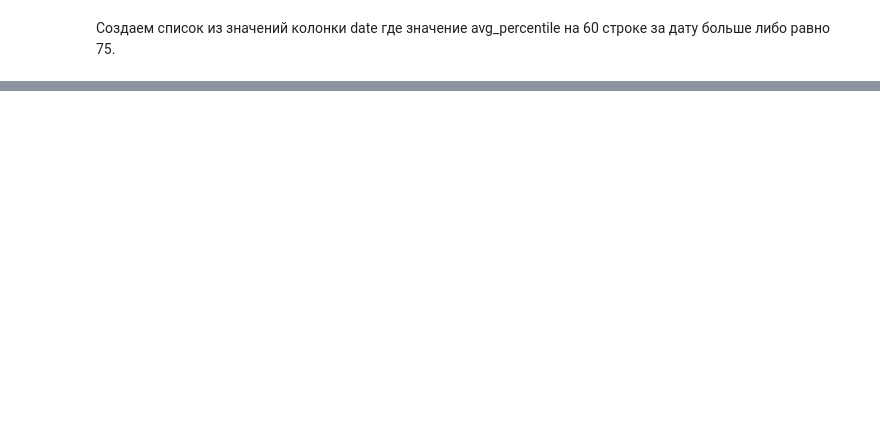
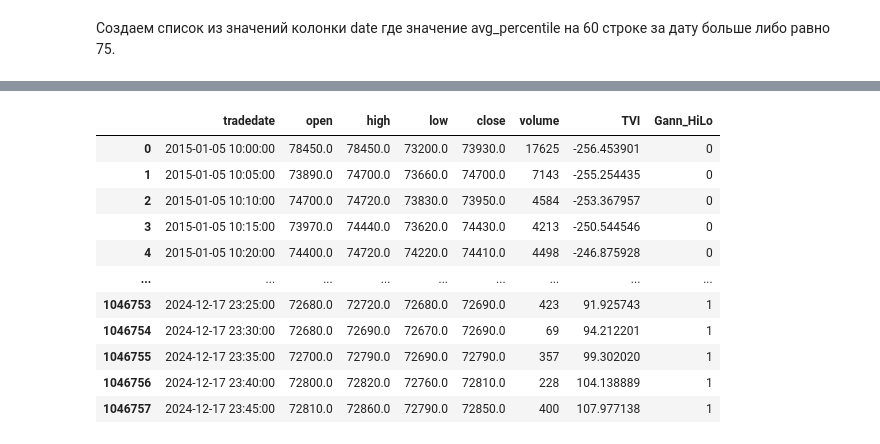
Before and after one commit to Alkor135/pj4_volatile_day_volumes, a Jupyter notebook: data_prepare.ipynb, the cells around one changed output, grey strips where cells are left out. Cells and saved outputs as stored; diff of their text form; code cells hidden in the pictures; blank space fills up the shorter version.

Commit message:
data prepare 1

```diff
--- a/data_prepare.ipynb
+++ b/data_prepare.ipynb
@@ -152,0 +143,20 @@ print(len(dates_list) / unique_values)
+# %%
+# Убедимся, что колонка  tradedate имеет тип datetime
+df["tradedate"] = pd.to_datetime(df["tradedate"])
+
+# Устанавливаем  tradedate как индекс
+df.set_index("tradedate", inplace=True)
+
+# Агрегирование до 5-минутных баров
+df_m5 = df.resample("5min").agg({
+    "open": "first",    # Первая цена в периоде
+    "high": "max",      # Максимальная цена
+    "low": "min",       # Минимальная цена
+    "close": "last",    # Последняя цена
+    "volume": "sum",    # Суммарный объём
+})
+
+# Сбрасываем индекс
+df_m5 = df_m5.reset_index()
+
+df_m5
@@ -152,0 +250,71 @@ print(len(dates_list) / unique_values)
+# %%
+def calculate_sma(series, period):
+    """
+    Вычисляет простую скользящую среднюю (SMA).
+    """
+    return series.rolling(window=period, min_periods=1).mean()
+
+def add_gann_hilo_column(df, period=10):
+    """
+    Добавляет индикатор GannHiLo как колонки в DataFrame.
+
+    :param df: DataFrame с колонками ['close', 'high', 'low']
+    :param period: Период для расчета SMA
+    :return: DataFrame с добавленными колонками 'Gann_HiLo', 'Gann_Up', 'Gann_Down'
+    """
+    # Проверка на необходимые колонки
+    required_columns = ['close', 'high', 'low']
+    for col in required_columns:
+        if col not in df.columns:
+            raise ValueError(f"DataFrame должен содержать колонку '{col}'")
+
+    # Расчет SMA для high и low
+    df['SMA_High'] = calculate_sma(df['high'], period)
+    df['SMA_Low'] = calculate_sma(df['low'], period)
+
+    # Инициализация GannHiLo
+    df['Gann_HiLo'] = 0  # 1 для UpTrend, -1 для DownTrend
+    df['Gann_Up'] = 0    # 1 для Up
+    df['Gann_Down'] = 0  # 1 для Down
+
+    # Логика GannHiLo
+    for i in range(len(df)):
+        if i == 0:
+            continue  # Пропускаем первый индекс, так как нет данных для сравнения
+
+        if df['close'].iloc[i] > df['SMA_High'].iloc[i - 1]:
+            df.at[i, 'Gann_HiLo'] = 1
+        elif df['close'].iloc[i] < df['SMA_Low'].iloc[i - 1]:
+            df.at[i, 'Gann_HiLo'] = -1
+
+        # Заполняем Up и Down
+        if df['Gann_HiLo'].iloc[i] == 1:
+            df.at[i, 'Gann_Up'] = 1
+            df.at[i, 'Gann_Down'] = 0
+        elif df['Gann_HiLo'].iloc[i] == -1:
+            df.at[i, 'Gann_Down'] = 1
+            df.at[i, 'Gann_Up'] = 0
+
+    # Удаление промежуточных колонок, если они не нужны
+    df.drop(columns=['SMA_High', 'SMA_Low', 'Gann_Up', 'Gann_Down'], inplace=True)
+
+    return df
+
+# Добавляем GannHiLo индикатор
+df_m5 = add_gann_hilo_column(df_m5, period=10)
+
+# Результат
+df_m5
+# %% [output]
+|  | tradedate | open | high | low | close | volume | TVI | Gann_HiLo |
+| 0 | 2015-01-05 10:00:00 | 78450.0 | 78450.0 | 73200.0 | 73930.0 | 17625 | -256.453901 | 0 |
+| 1 | 2015-01-05 10:05:00 | 73890.0 | 74700.0 | 73660.0 | 74700.0 | 7143 | -255.254435 | 0 |
+| 2 | 2015-01-05 10:10:00 | 74700.0 | 74720.0 | 73830.0 | 73950.0 | 4584 | -253.367957 | 0 |
+| 3 | 2015-01-05 10:15:00 | 73970.0 | 74440.0 | 73620.0 | 74430.0 | 4213 | -250.544546 | 0 |
+| 4 | 2015-01-05 10:20:00 | 74400.0 | 74720.0 | 74220.0 | 74410.0 | 4498 | -246.875928 | 0 |
+| ... | ... | ... | ... | ... | ... | ... | ... | ... |
+| 1046753 | 2024-12-17 23:25:00 | 72680.0 | 72720.0 | 72680.0 | 72690.0 | 423 | 91.925743 | 1 |
+| 1046754 | 2024-12-17 23:30:00 | 72680.0 | 72690.0 | 72670.0 | 72690.0 | 69 | 94.212201 | 1 |
+| 1046755 | 2024-12-17 23:35:00 | 72700.0 | 72790.0 | 72690.0 | 72790.0 | 357 | 99.302020 | 1 |
+| 1046756 | 2024-12-17 23:40:00 | 72800.0 | 72820.0 | 72760.0 | 72810.0 | 228 | 104.138889 | 1 |
+| 1046757 | 2024-12-17 23:45:00 | 72810.0 | 72860.0 | 72790.0 | 72850.0 | 400 | 107.977138 | 1 |
```
Also changed, not shown: parts of 15 cells of this notebook.
